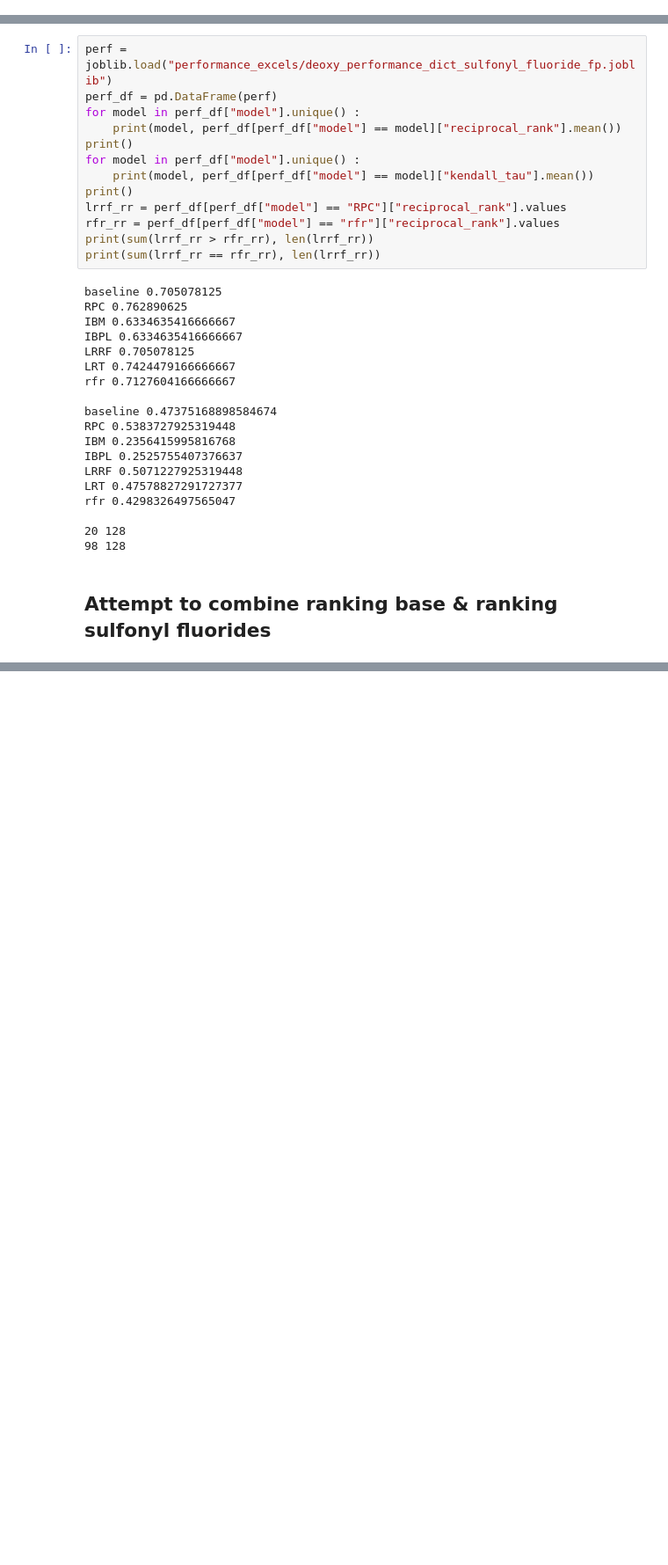
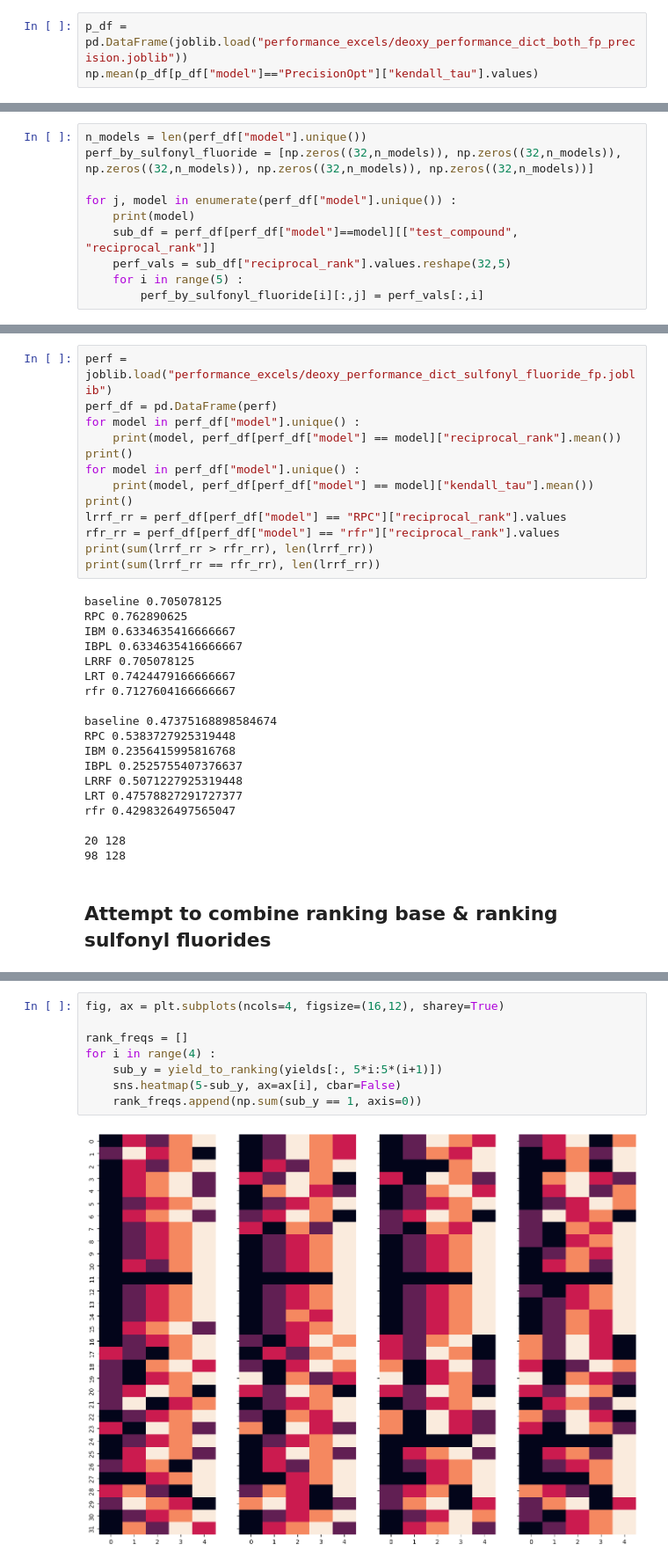
Before and after one commit to ZimmermanGroup/LabelRanking, a Jupyter notebook: deoxy_analysis.ipynb, the cells around one changed output, grey strips where cells are left out. Shown: that part at 88% size. Cells and saved outputs as stored; diff of their text form; blank space fills up the shorter version.

```diff
--- a/deoxy_analysis.ipynb
+++ b/deoxy_analysis.ipynb
@@ -72,0 +81,3 @@ rfr 0.37532894736842104
+# %%
+p_df = pd.DataFrame(joblib.load("performance_excels/deoxy_performance_dict_both_fp_precision.joblib"))
+np.mean(p_df[p_df["model"]=="PrecisionOpt"]["kendall_tau"].values)
@@ -178,3 +191,13 @@ LRT 0.3196312574999723
 rfr 0.3964292135596641
 69 160
 56 160
+# %%
+n_models = len(perf_df["model"].unique())
+perf_by_sulfonyl_fluoride = [np.zeros((32,n_models)), np.zeros((32,n_models)), np.zeros((32,n_models)), np.zeros((32,n_models)), np.zeros((32,n_models))]
+
+for j, model in enumerate(perf_df["model"].unique()) :
+    print(model)
+    sub_df = perf_df[perf_df["model"]==model][["test_compound", "reciprocal_rank"]]
+    perf_vals = sub_df["reciprocal_rank"].values.reshape(32,5)
+    for i in range(5) :
+        perf_by_sulfonyl_fluoride[i][:,j] = perf_vals[:,i]
@@ -383,0 +443,10 @@ array([[ 0.101, 13.68 ,  0.12 ,  1.   ,  0.   ,  0.   ,  0.   ,  0.   ,
+# %%
+fig, ax = plt.subplots(ncols=4, figsize=(16,12), sharey=True)
+
+rank_freqs = []
+for i in range(4) :
+    sub_y = yield_to_ranking(yields[:, 5*i:5*(i+1)])
+    sns.heatmap(5-sub_y, ax=ax[i], cbar=False)
+    rank_freqs.append(np.sum(sub_y == 1, axis=0))
+# %% [output]
+[figure, added]
```
Also changed, not shown: parts of 17 cells of this notebook, 5 other files.
